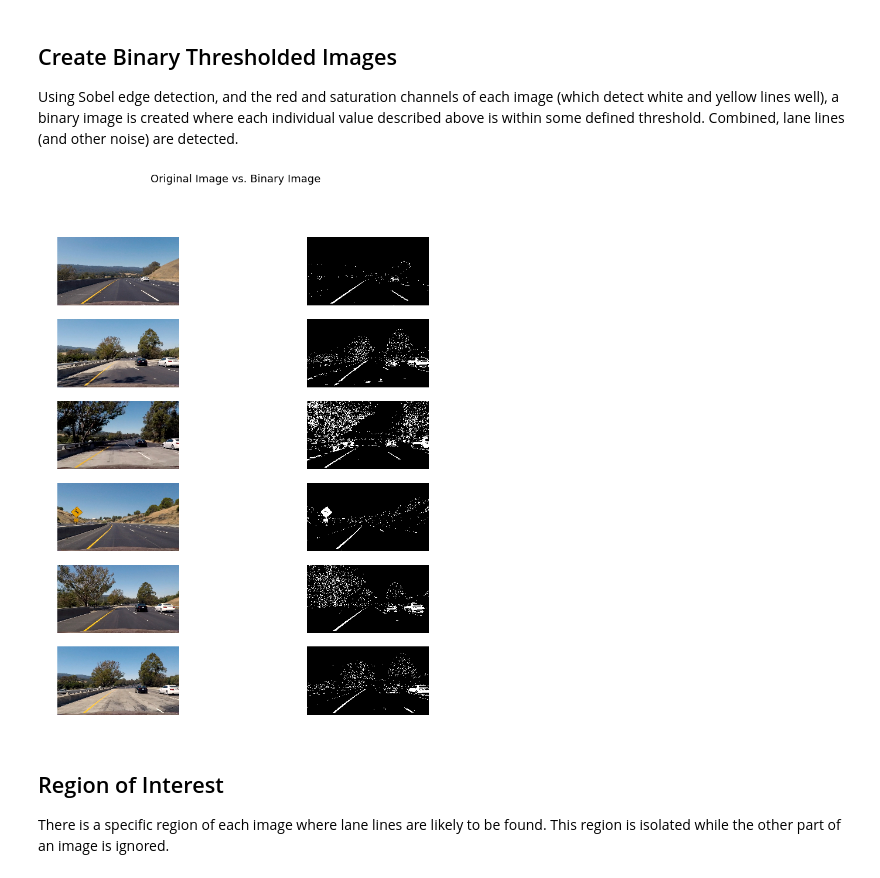
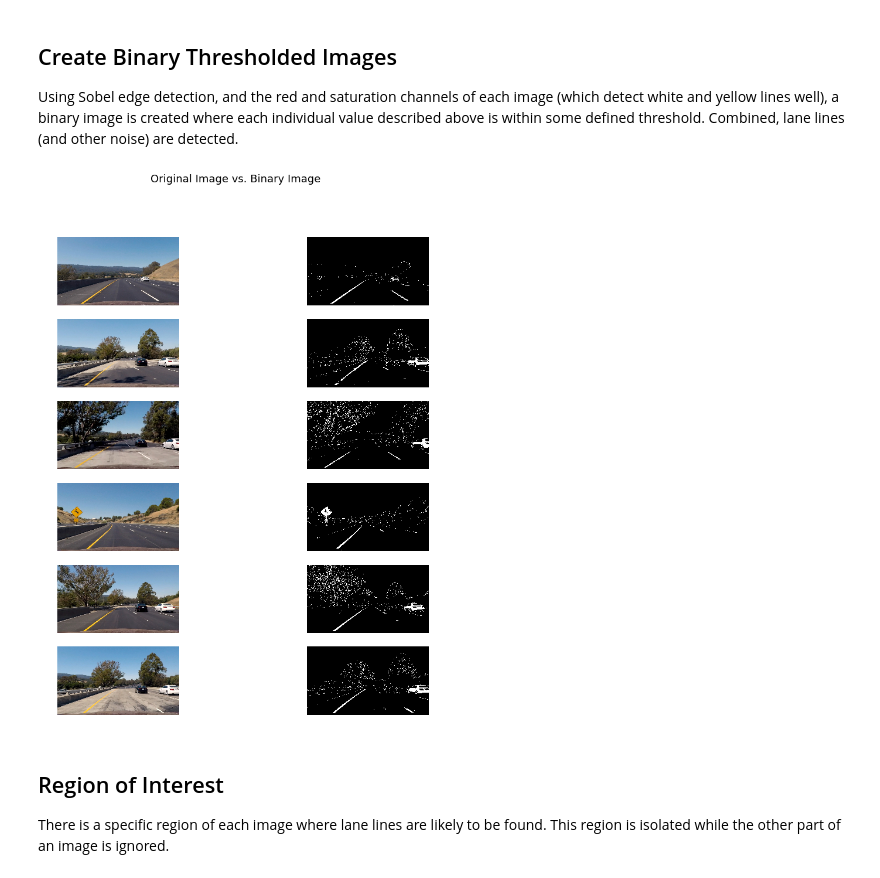
Before and after one commit to AryanJ-NYC/CarND-Advanced-Lane-Lines, a Jupyter notebook: main.ipynb, the cells around one changed output. Cells and saved outputs as stored; diff of their text form; code cells hidden in the pictures.

```diff
--- a/main.ipynb
+++ b/main.ipynb
@@ -96,35 +96,35 @@ for idx, img in enumerate(calibrated_images):
     # Threshold x gradient
     sobel_thresh = (40, 100)
     sx_binary = np.zeros_like(scaled_sobel)
     sx_binary[(scaled_sobel >= sobel_thresh[0]) & (scaled_sobel <= sobel_thresh[1])] = 1
 
     # extract red channel from RGB image
     R_channel = img[:, :, 0]
     # threshold to find lane-line pixels
     red_thresh = (220, 255)
     red_binary = np.zeros_like(R_channel)
     red_binary[(R_channel > red_thresh[0]) & (R_channel <= red_thresh[1])] = 1
 
     # extract saturation channel from HLS image
     img_hls = cv2.cvtColor(img, cv2.COLOR_RGB2HLS)
     S_channel = img_hls[:, :, 2]
     # threshold to find lane-line pixels
-    sat_thresh = (140, 255)
+    sat_thresh = (205, 245)
     sat_binary = np.zeros_like(S_channel)
     sat_binary[(S_channel > sat_thresh[0]) & (S_channel <= sat_thresh[1])] = 1
 
     # combine all three images
     combined_binary = np.zeros_like(red_binary)
     combined_binary[(red_binary == 1) | (sat_binary == 1) | (sx_binary == 1)] = 1
 
     binary_images.append(combined_binary)
 
     axarr[idx, 0].imshow(img)
     axarr[idx, 1].imshow(combined_binary, cmap='gray') # show binary img in 2nd column
     axarr[idx, 0].axis('off')
     axarr[idx, 1].axis('off')
 # %% [output]
-[figure, old version]
+[figure, new version]
 # %% [markdown]
    ## Region of Interest
    There is a specific region of each image where lane lines are likely to be found.  This region is isolated while the other part of an image is ignored.
```
Also changed, not shown: parts of 4 cells of this notebook.
